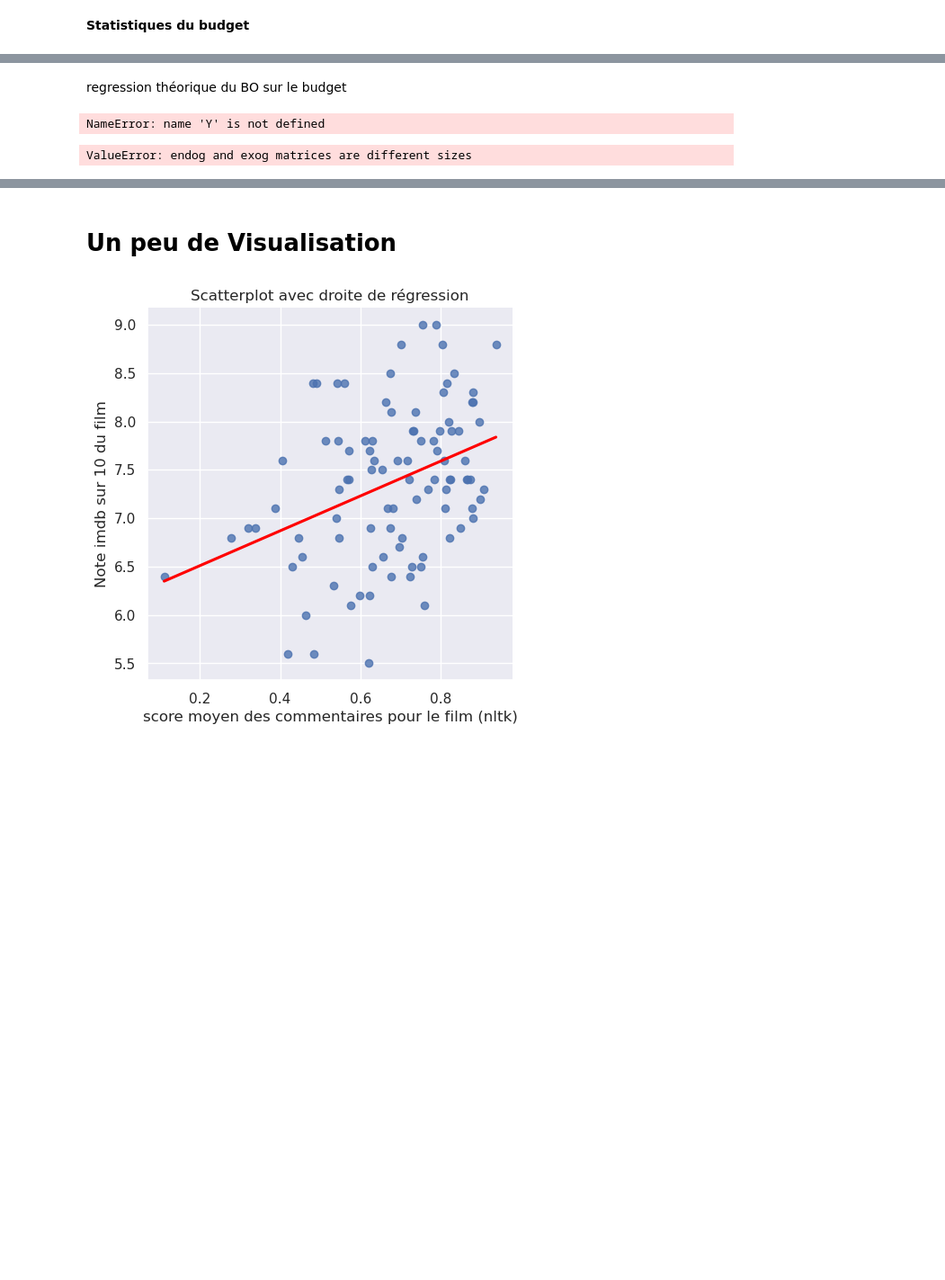
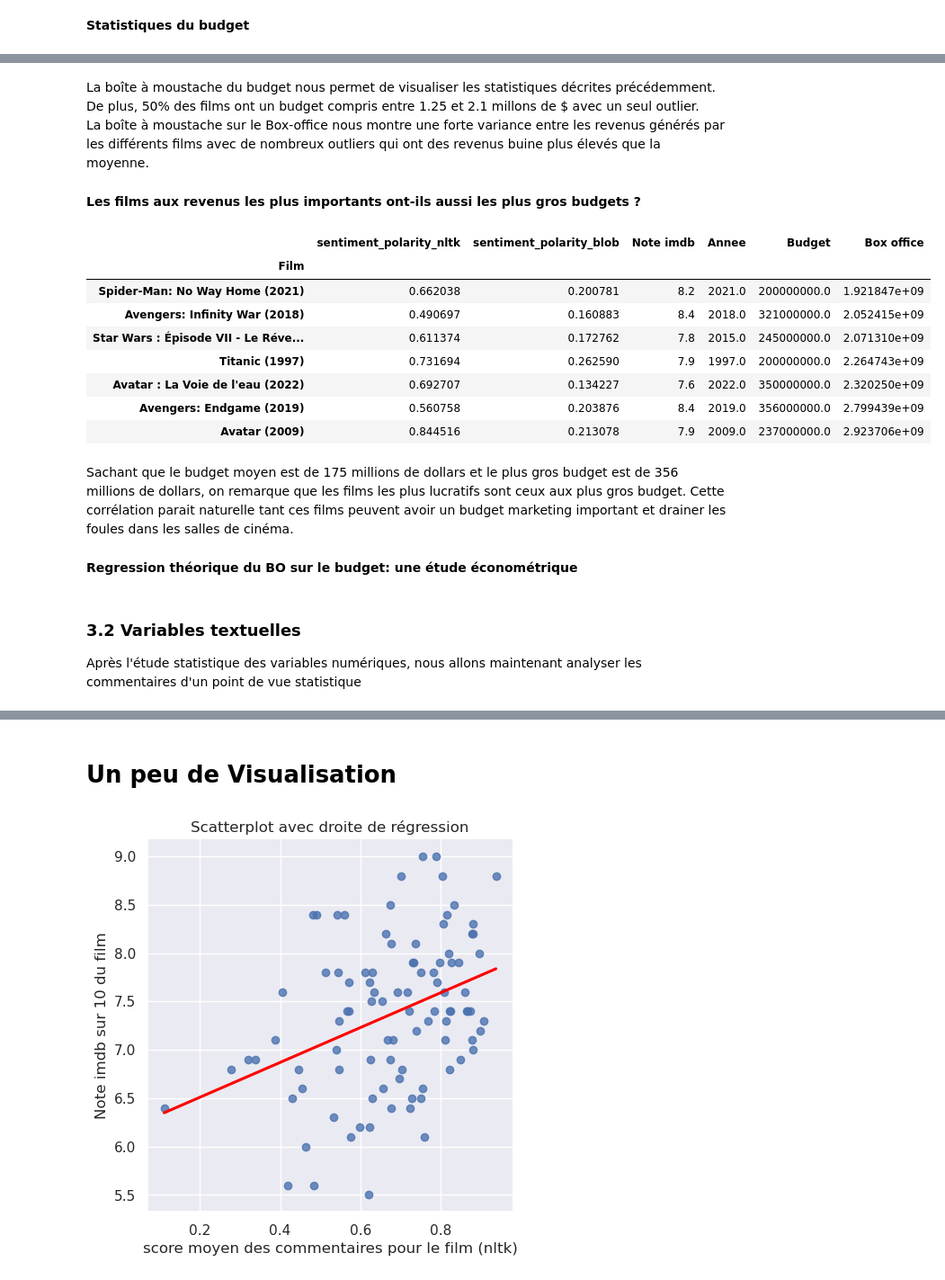
Before and after one commit to LouisArmand0/Projet_Python, a Jupyter notebook: NLP.ipynb, the cells around one changed output, grey strips where cells are left out. Shown at 90% size. Drawn from its saved outputs; the diff is of its cells as text; code cells hidden in the pictures; blank space fills up the shorter version.

```diff
--- a/NLP.ipynb
+++ b/NLP.ipynb
@@ -454,16 +460,28 @@ sns.boxplot(x=box_office)
+# %% [markdown]
+La boîte à moustache du budget nous permet de visualiser les statistiques décrites précédemment. De plus, 50% des films ont un budget compris entre 1.25 et 2.1 millons de $ avec un seul outlier.
+La boîte à moustache sur le Box-office nous montre une forte variance entre les revenus générés par les différents films avec de nombreux outliers qui ont des revenus buine plus élevés que la moyenne.
+# %% [markdown]
+**Les films aux revenus les plus importants ont-ils aussi les plus gros budgets ?**
+# %%
+# DataFrame avec revenus triés dans l'ordre croissant
+temp = df_grouped.copy().sort_values(by = 'Box office')
+
+# On affiche les 7 films outliers
+temp.tail(7)
+# %% [output]
+|  | sentiment_polarity_nltk | sentiment_polarity_blob | Note imdb | Annee | Budget | Box office |
+| Film |  |  |  |  |  |  |
+| Spider-Man: No Way Home (2021) | 0.662038 | 0.200781 | 8.2 | 2021.0 | 200000000.0 | 1.921847e+09 |
+| Avengers: Infinity War (2018) | 0.490697 | 0.160883 | 8.4 | 2018.0 | 321000000.0 | 2.052415e+09 |
+| Star Wars : Épisode VII - Le Réve... | 0.611374 | 0.172762 | 7.8 | 2015.0 | 245000000.0 | 2.071310e+09 |
+| Titanic (1997) | 0.731694 | 0.262590 | 7.9 | 1997.0 | 200000000.0 | 2.264743e+09 |
+| Avatar : La Voie de l'eau (2022) | 0.692707 | 0.134227 | 7.6 | 2022.0 | 350000000.0 | 2.320250e+09 |
+| Avengers: Endgame (2019) | 0.560758 | 0.203876 | 8.4 | 2019.0 | 356000000.0 | 2.799439e+09 |
+| Avatar (2009) | 0.844516 | 0.213078 | 7.9 | 2009.0 | 237000000.0 | 2.923706e+09 |
+# %% [markdown]
+Sachant que le budget moyen est de 175 millions de dollars et le plus gros budget est de 356 millions de dollars, on remarque que les films les plus lucratifs sont ceux aux plus gros budget. Cette corrélation parait naturelle tant ces films peuvent avoir un budget marketing important et drainer les foules dans les salles de cinéma.
 # %% [markdown]
-regression théorique du BO sur le budget
+**Regression théorique du BO sur le budget: une étude économétrique**
-# %%
-Y.shape
-# %% [output]
-NameError: name 'Y' is not defined
-# %%
-import statsmodels.api as sm
-X = budget
-Y = box_office
-#X = sm.add_constant(X)
-model = sm.OLS(X,Y)
-results = model.fit()
-results.params
-# %% [output]
-ValueError: endog and exog matrices are different sizes
+# %% [markdown]
+### **3.2** Variables textuelles
+Après l'étude statistique des variables numériques, nous allons maintenant analyser les commentaires d'un point de vue statistique
```
Also changed, not shown: parts of 11 cells of this notebook.
